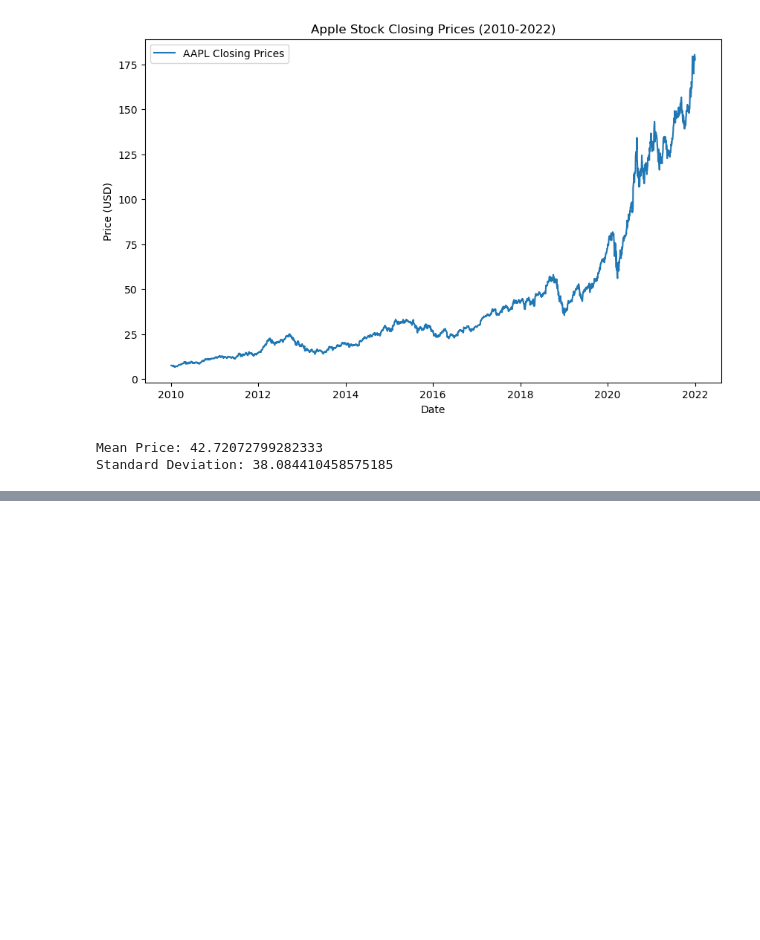
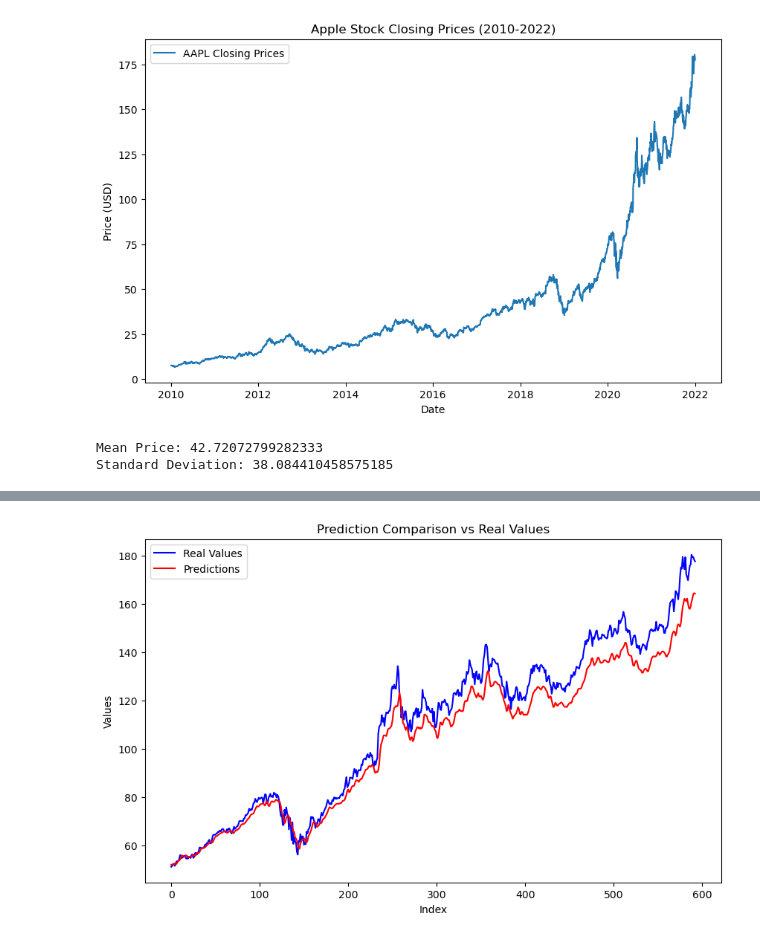
Before and after one commit to GuaSiMoTO/LAB-Deep-Learning-Recurrent-Neural-Networks-public, a Jupyter notebook: LAB-Deep-Learning-RNNs.ipynb, the cells around one changed output, grey strips where cells are left out. Saved outputs shown, nothing was run; the diff lists cells and outputs as text; code cells hidden in the pictures; blank space fills up the shorter version.

```diff
--- a/LAB-Deep-Learning-RNNs.ipynb
+++ b/LAB-Deep-Learning-RNNs.ipynb
@@ -254,0 +225,18 @@ Epoch 4/10
+# %%
+from tensorflow.keras.models import Sequential
+from tensorflow.keras.layers import SimpleRNN, Dense, InputLayer
+
+# Definir el modelo RNN
+rnn_model_tunned = Sequential()
+rnn_model_tunned.add(InputLayer(input_shape=(60, 1)))
+rnn_model_tunned.add(SimpleRNN(units=10, activation='relu', return_sequences=False))
+rnn_model_tunned.add(Dense(units=1))
+
+rnn_model_tunned.compile(optimizer='adam', loss='mean_squared_error')
+# %%
+split = int(0.8 * len(X_scaled))
+X_train, X_test = X_scaled[:split], X_scaled[split:]
+y_train, y_test = y_scaled[:split], y_scaled[split:]
+
+# Entrenar el modelo RNN
+rnn_history_tunned = rnn_model_tunned.fit(X_train, y_train, epochs=10, batch_size=16)
@@ -254,0 +255,17 @@ Epoch 4/10
+# %%
+from sklearn.metrics import mean_absolute_error, mean_squared_error, r2_score
+
+rnn_loss_tunned = rnn_model_tunned.evaluate(X_test, y_test)
+predictions_tunned = rnn_model_tunned.predict(X_test)
+
+# Invertir la normalización de las predicciones y valores reales
+predictions_tunned = scaler.inverse_transform(predictions_tunned)
+y_test_inv_tunned = scaler.inverse_transform(y_test)
+r2_tunned = r2_score(y_test_inv_tunned, predictions_tunned)
+# lstm_loss = lstm_model.evaluate(X_test, y_test)
+
+print(f"RNN Tunned Test Loss: {rnn_loss}")
+print(f"R² Tunned Score: {r2}")
+
+print(f"RNN Tunned Test Loss: {rnn_loss_tunned}")
+print(f"R² Tunned Score: {r2_tunned}")
@@ -254,0 +279,11 @@ Epoch 4/10
+# %%
+plt.figure(figsize=(10, 6))
+plt.plot(y_test_inv_tunned, label='Real Values', color='blue')
+plt.plot(predictions_tunned, label='Predictions', color='red')
+plt.title('Prediction Comparison vs Real Values')
+plt.xlabel('Index')
+plt.ylabel('Values')
+plt.legend()
+plt.show()
+# %% [output]
+[figure, added]
```
Also changed, not shown: parts of 11 cells of this notebook, 3 other files.
